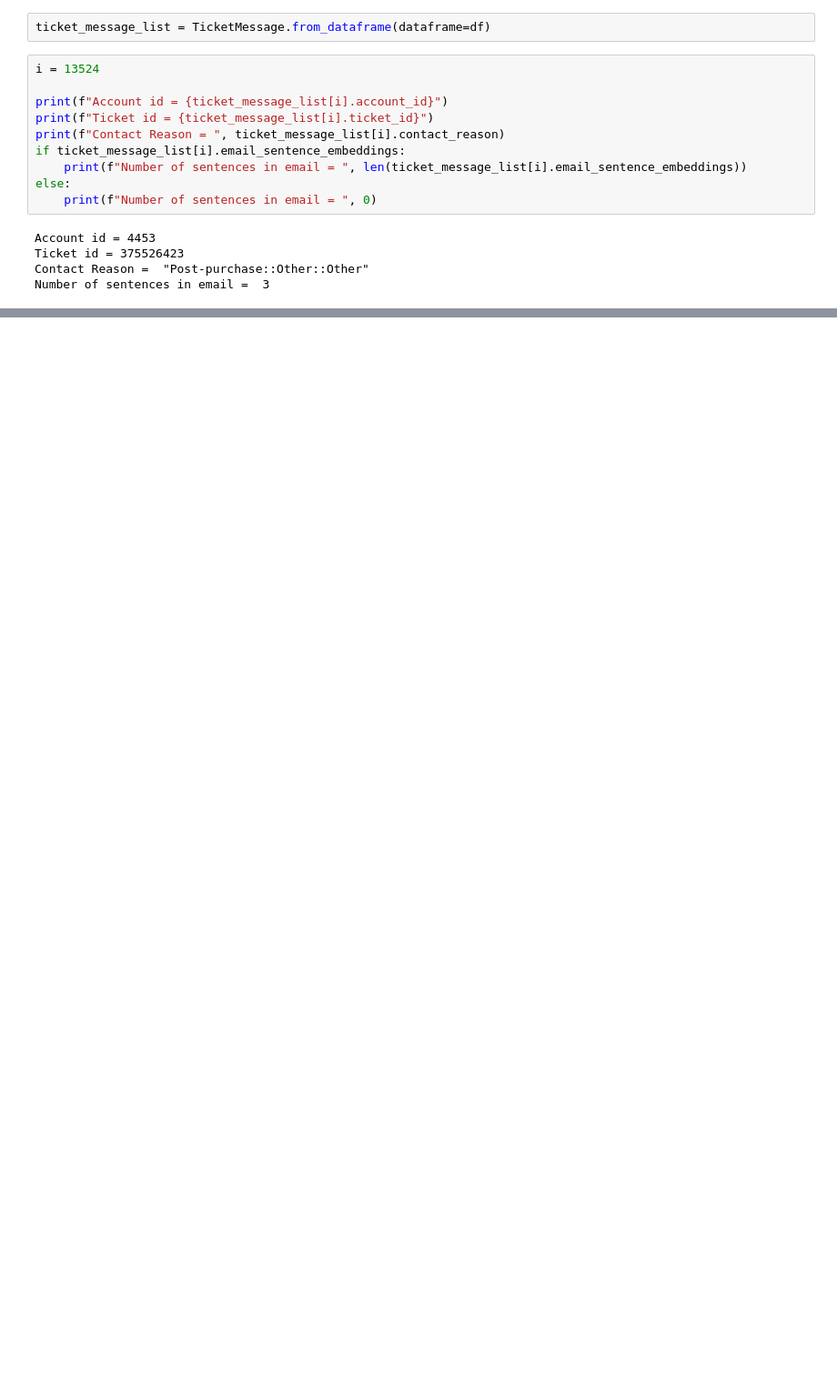
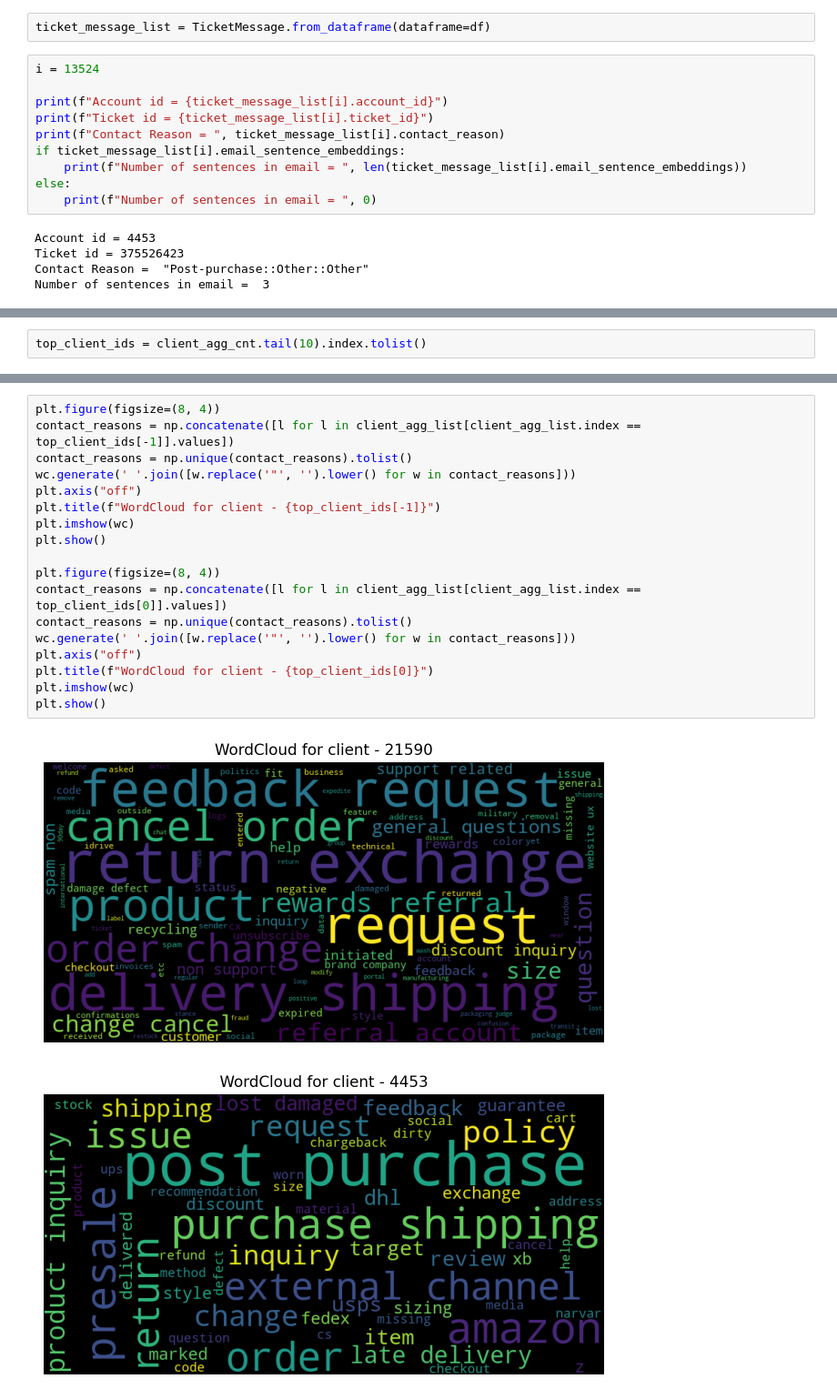
Before and after one commit to yernarkaz/classification_project, a Jupyter notebook: jump_start_your_journey.ipynb, the cells around one changed output, grey strips where cells are left out. Shown at 91% size. Saved outputs shown, nothing was run; the diff lists cells and outputs as text; blank space fills up the shorter version.

```diff
--- a/jump_start_your_journey.ipynb
+++ b/jump_start_your_journey.ipynb
@@ -31,0 +148,2 @@ Number of sentences in email =  3
+# %%
+top_client_ids = client_agg_cnt.tail(10).index.tolist()
@@ -31,0 +199,21 @@ Number of sentences in email =  3
+# %%
+plt.figure(figsize=(8, 4))
+contact_reasons = np.concatenate([l for l in client_agg_list[client_agg_list.index == top_client_ids[-1]].values])
+contact_reasons = np.unique(contact_reasons).tolist()
+wc.generate(' '.join([w.replace('"', '').lower() for w in contact_reasons]))
+plt.axis("off")
+plt.title(f"WordCloud for client - {top_client_ids[-1]}")
+plt.imshow(wc)
+plt.show()
+
+plt.figure(figsize=(8, 4))
+contact_reasons = np.concatenate([l for l in client_agg_list[client_agg_list.index == top_client_ids[0]].values])
+contact_reasons = np.unique(contact_reasons).tolist()
+wc.generate(' '.join([w.replace('"', '').lower() for w in contact_reasons]))
+plt.axis("off")
+plt.title(f"WordCloud for client - {top_client_ids[0]}")
+plt.imshow(wc)
+plt.show()
+# %% [output]
+[figure, added]
+[figure, added]
```
Also changed, not shown: parts of 43 cells of this notebook, 1 other file.
